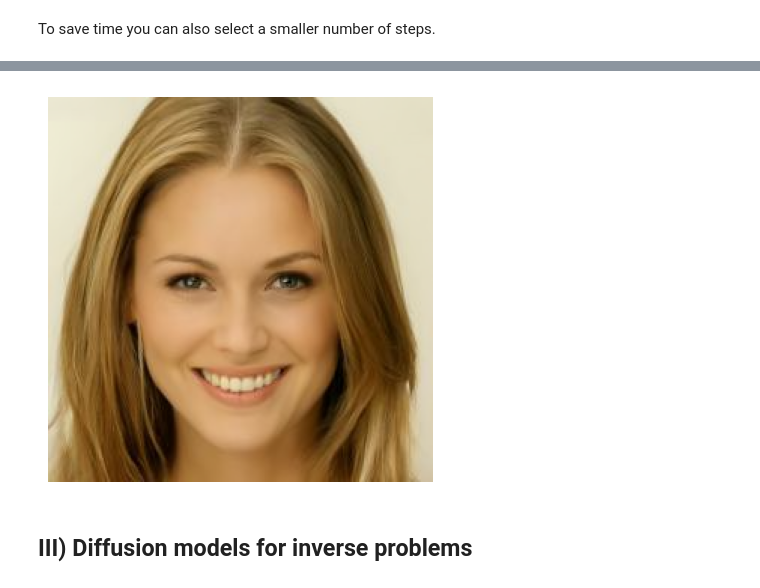
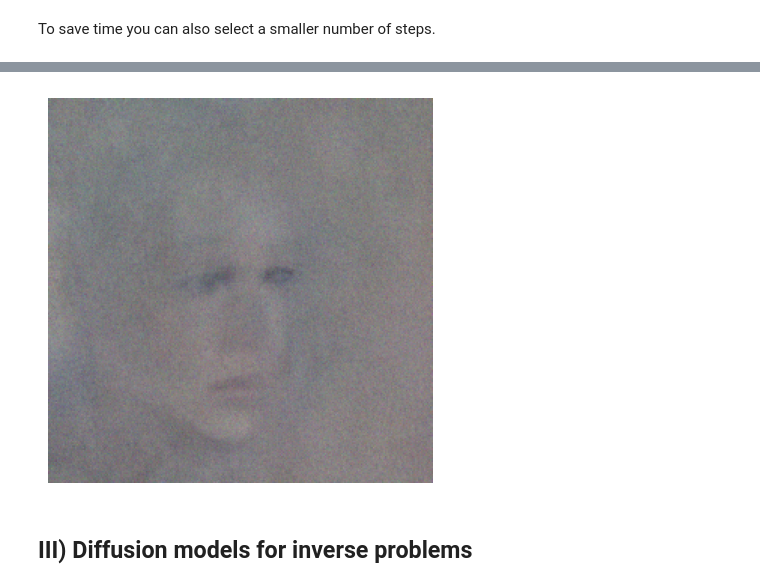
Before and after one commit to balthazarneveu/MVA24-delire, a Jupyter notebook: TP_3/TP-DM.ipynb, the cells around one changed output, grey strips where cells are left out. Saved outputs shown, nothing was run; the diff lists cells and outputs as text; code cells hidden in the pictures.

```diff
--- a/TP_3/TP-DM.ipynb
+++ b/TP_3/TP-DM.ipynb
@@ -354,2 +342,10 @@ KeyboardInterrupt:
 # %% [markdown]
 To save time you can also select a smaller number of steps.
+# %%
+TI = 100
+scheduler.set_timesteps(TI)
+res = ddpm_sampling(model, scheduler)
+plt.figure(figsize=(5, 5))
+plt.imshow(util.tensor2uint(res))
+plt.axis('off')
+plt.show()
@@ -356,13 +354,13 @@ To save time you can also select a smaller number of steps.
 # %%
-TI = 100
+TI = 2
 scheduler.set_timesteps(TI)
 res = ddpm_sampling(model, scheduler)
 plt.figure(figsize=(5, 5))
 plt.imshow(util.tensor2uint(res))
 plt.axis('off')
 plt.show()
 # %% [output]
-[figure, old version]
+[figure, new version]
 # %% [markdown]
 ## III) Diffusion models for inverse problems<a class="anchor" id="chapter3"></a>
 # %% [markdown]
```
Also changed, not shown: parts of 20 cells of this notebook, 8 other files.
